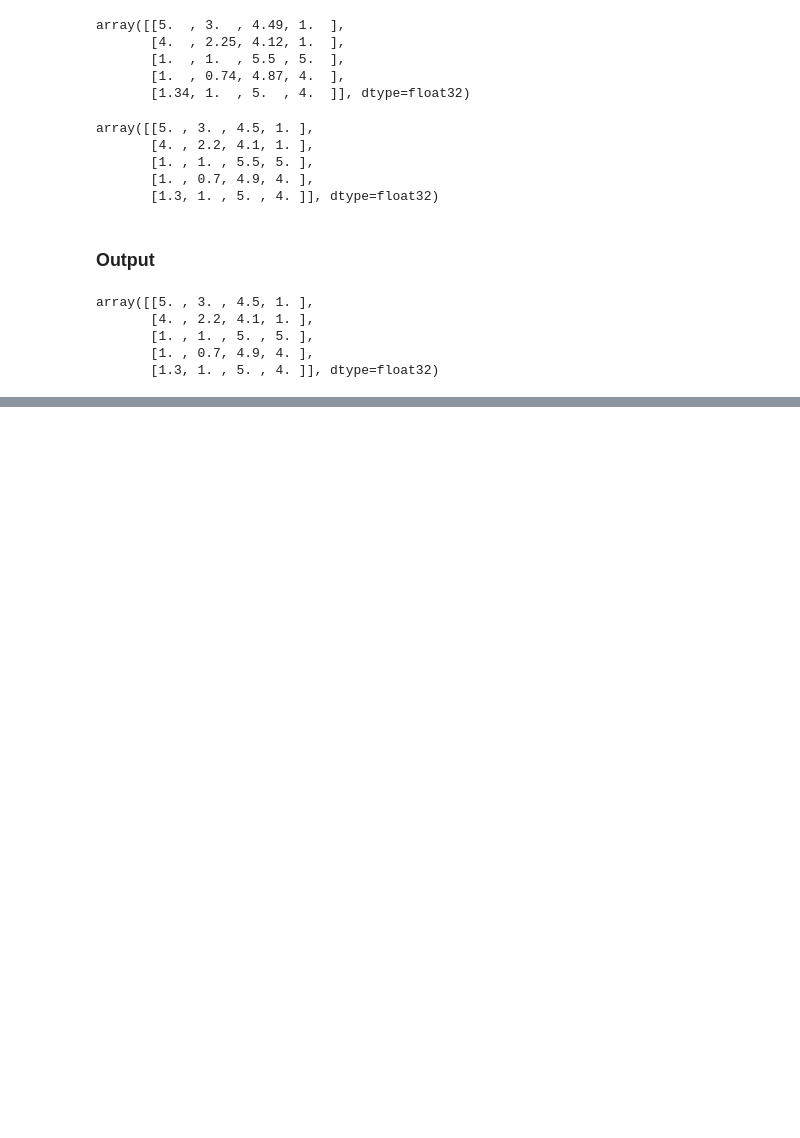
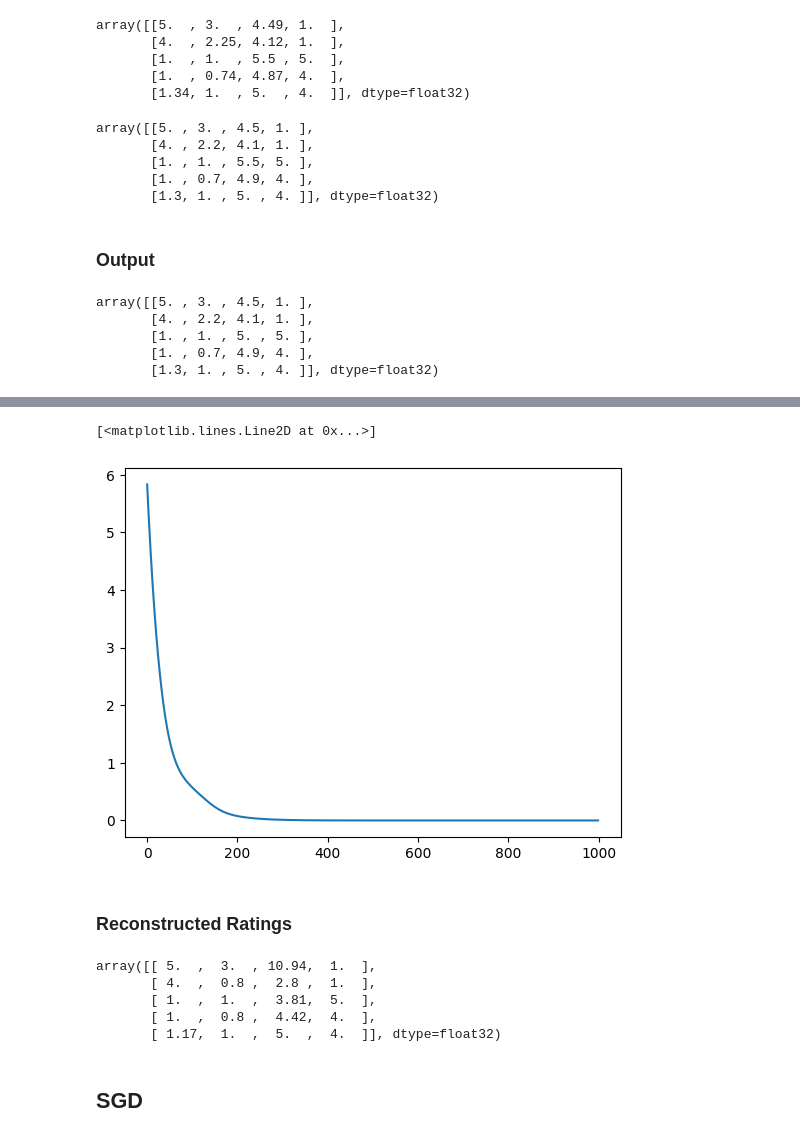
Before and after one commit to alextanhongpin/matrix-factorization, a Jupyter notebook: 10_matrix_factorization_with_bias.ipynb, the cells around one changed output, grey strips where cells are left out. Cells and saved outputs as stored; diff of their text form; code cells hidden in the pictures; blank space fills up the shorter version.

```diff
--- a/10_matrix_factorization_with_bias.ipynb
+++ b/10_matrix_factorization_with_bias.ipynb
@@ -263,0 +345,23 @@ array([[5. , 3. , 4.5, 1. ],
+# %%
+plt.plot(losses)
+# %% [output]
+[<matplotlib.lines.Line2D at 0x...>]
+[figure, added]
+# %% [markdown]
+### Reconstructed Ratings
+# %%
+R_hat = (
+    U.numpy() @ V.numpy().T
+    + global_bias.numpy()
+    + user_bias.numpy()[:, None]
+    + item_bias.numpy()[None, :]
+)
+np.round(R_hat, 2)
+# %% [output]
+array([[ 5.  ,  3.  , 10.94,  1.  ],
+       [ 4.  ,  0.8 ,  2.8 ,  1.  ],
+       [ 1.  ,  1.  ,  3.81,  5.  ],
+       [ 1.  ,  0.8 ,  4.42,  4.  ],
+       [ 1.17,  1.  ,  5.  ,  4.  ]], dtype=float32)
+# %% [markdown]
+## SGD
```
Also changed, not shown: parts of 6 cells of this notebook.
